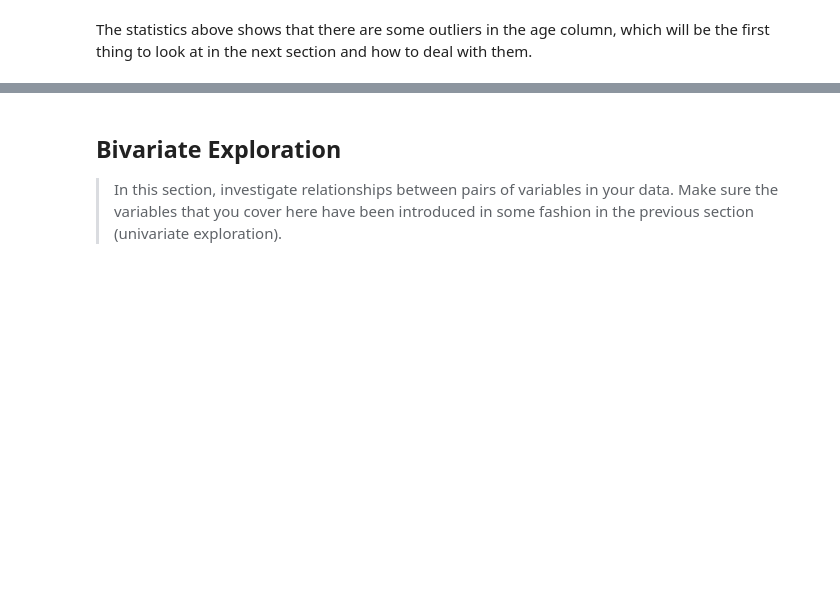
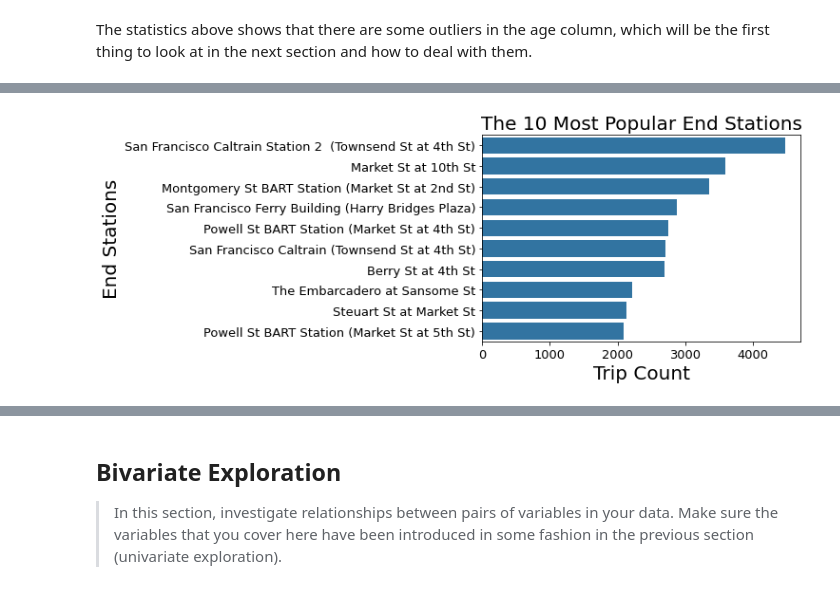
Before and after one commit to Abdulraheembashir043/Ford_GoBike_System_Data_Exploration, a Jupyter notebook: Part_I_exploration_template.ipynb, the cells around one changed output, grey strips where cells are left out. Cells and saved outputs as stored; diff of their text form; code cells hidden in the pictures; blank space fills up the shorter version.

```diff
--- a/Part_I_exploration_template.ipynb
+++ b/Part_I_exploration_template.ipynb
@@ -240,0 +292,24 @@ and prepare yourself to look at relationships between variables.
+# %%
+# Query the 10 most popular end station as a table
+# and assign it to end_station_count variable
+# Get the index in order
+# and assign it to end_station_order variable
+# Subset the dataframe that has the 10 most popular end station
+# and assign it to end_subset_df variable
+
+end_station_count = bike_df['end_station_name'].value_counts().reset_index(name='station_trips_count')[:10]
+end_station_order = end_station_count['index']
+end_subset_df = bike_df.loc[bike_df['end_station_name'].isin(end_station_count["index"])]
+# %%
+# plot the count of start station using bar chart
+# because of the long station names
+sns.countplot(data = end_subset_df, y = 'end_station_name', color = color, order = end_station_order)
+
+# Format the plot's visual
+plt.xticks(size=13)
+plt.yticks(size=13)
+plt.ylabel('End Stations',size=20)
+plt.xlabel('Trip Count',size=20)
+plt.title('The 10 Most Popular End Stations',size=20);
+# %% [output]
+[figure, added]
```
Also changed, not shown: parts of 35 cells of this notebook, 1 other file.
